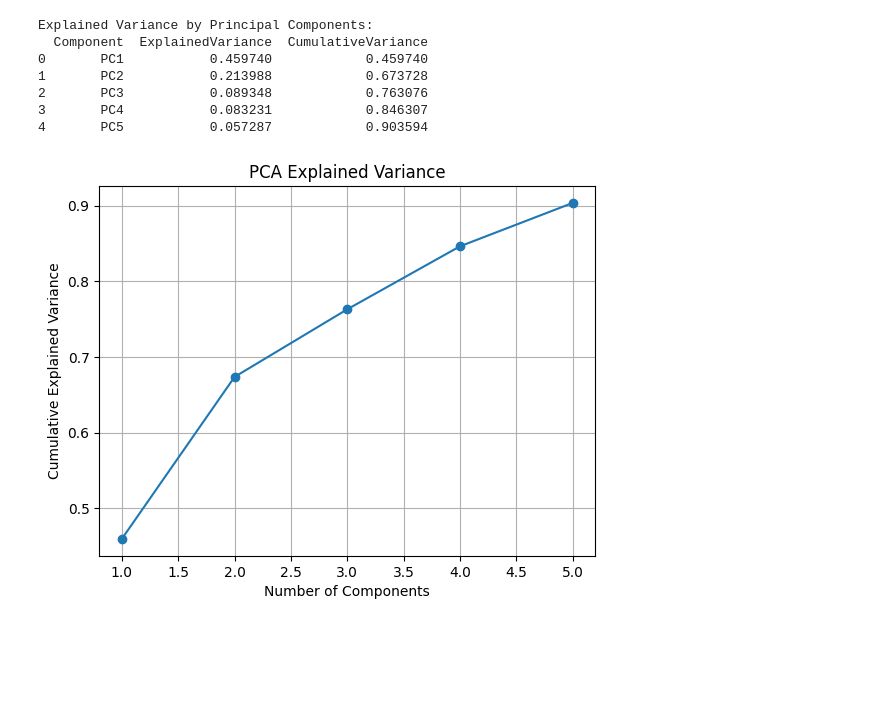
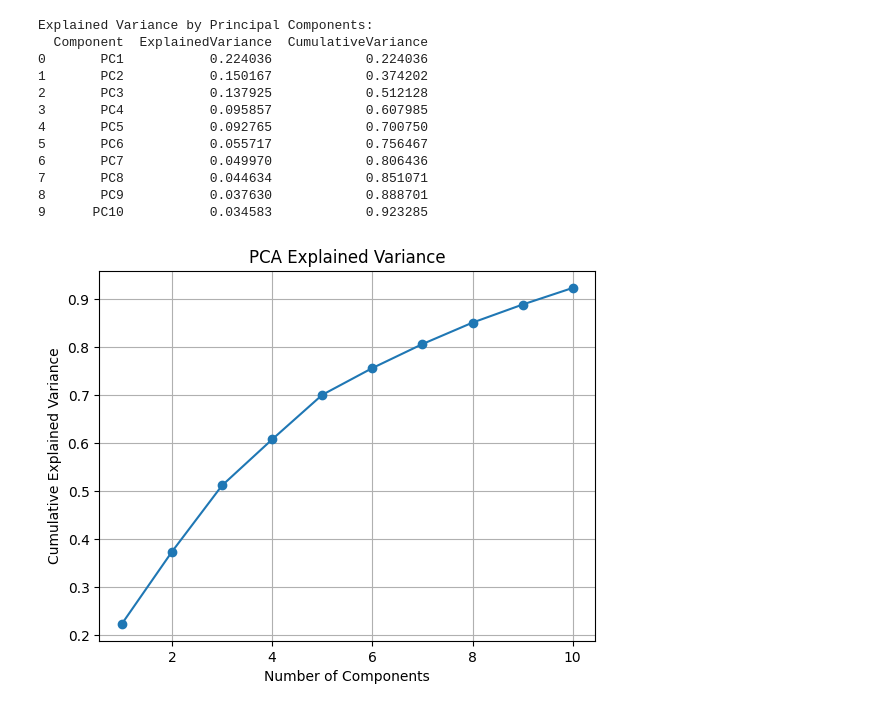
Before and after one commit to patsoong/CS506FinalProject, a Jupyter notebook: notebooks/pca_analysis.ipynb, the cells around one changed output. Cells and saved outputs as stored; diff of their text form; code cells hidden in the pictures; blank space fills up the shorter version.

```diff
--- a/notebooks/pca_analysis.ipynb
+++ b/notebooks/pca_analysis.ipynb
@@ -6,34 +6,39 @@ import pandas as pd
 # %%
 """
 Engineered team-season feature dataset
 PCA to reduce correlated metrics - 90% var preserved
 """
-df = pd.read_csv("../data/processed/team_season_features_games_only.csv")
+df = pd.read_csv("../data/processed/team_season_features_v2_clean-2.csv")
 df = df.fillna(df.mean(numeric_only=True))
 
 df["season"] = df["season"].astype(str).str.replace(".0", "", regex=False)
 df = df[df["season"].str.isnumeric()]
 
 exclude_cols = ["season", "team"]
 for col in ["coachId"]:
     if col in df.columns:
         exclude_cols.append(col)
 
 pca_proc = PCAProcessor(n_components=0.9)  # Retain 90% variance
 df_pca = pca_proc.fit_transform(df, exclude_cols=exclude_cols)
 
 os.makedirs("../data/processed", exist_ok=True)
 df_pca.to_csv("../data/processed/pca_team_season_features.csv", index=False)
 
 print("\nExplained Variance by Principal Components:")
 print(pca_proc.explained_variance())
 pca_proc.plot_variance()
 # %% [output]
 Explained Variance by Principal Components:
   Component  ExplainedVariance  CumulativeVariance
-0       PC1           0.459740            0.459740
-1       PC2           0.213988            0.673728
-2       PC3           0.089348            0.763076
-3       PC4           0.083231            0.846307
-4       PC5           0.057287            0.903594
+0       PC1           0.224036            0.224036
+1       PC2           0.150167            0.374202
+2       PC3           0.137925            0.512128
+3       PC4           0.095857            0.607985
+4       PC5           0.092765            0.700750
+5       PC6           0.055717            0.756467
+6       PC7           0.049970            0.806436
+7       PC8           0.044634            0.851071
+8       PC9           0.037630            0.888701
+9      PC10           0.034583            0.923285
-[figure, old version]
+[figure, new version]
```
Also changed, not shown: 2 other files.
